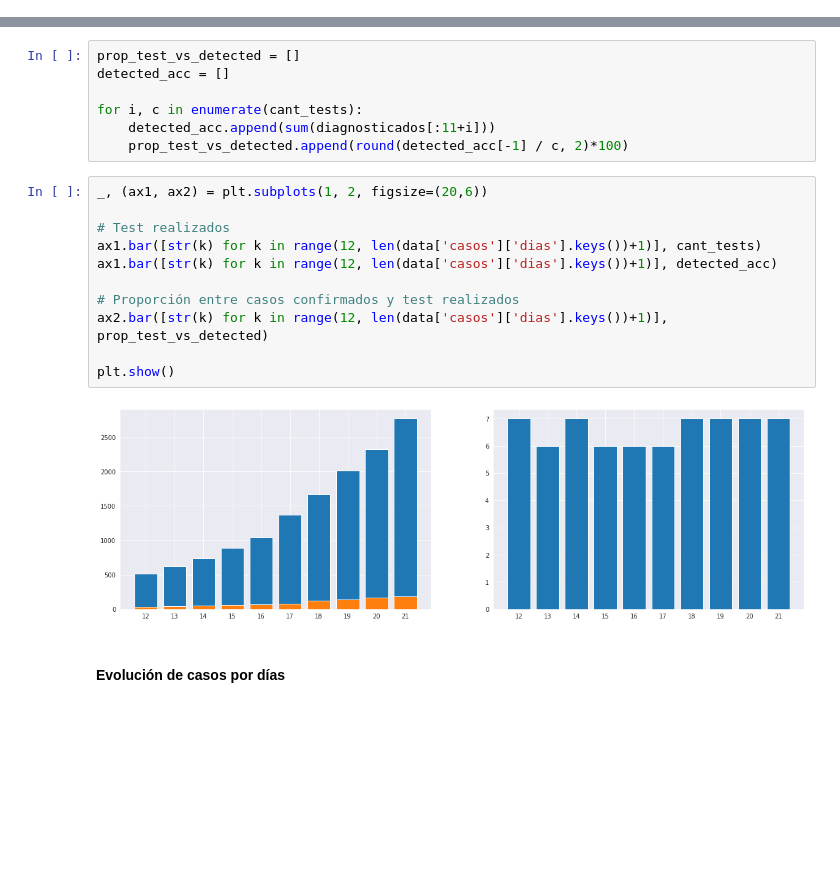
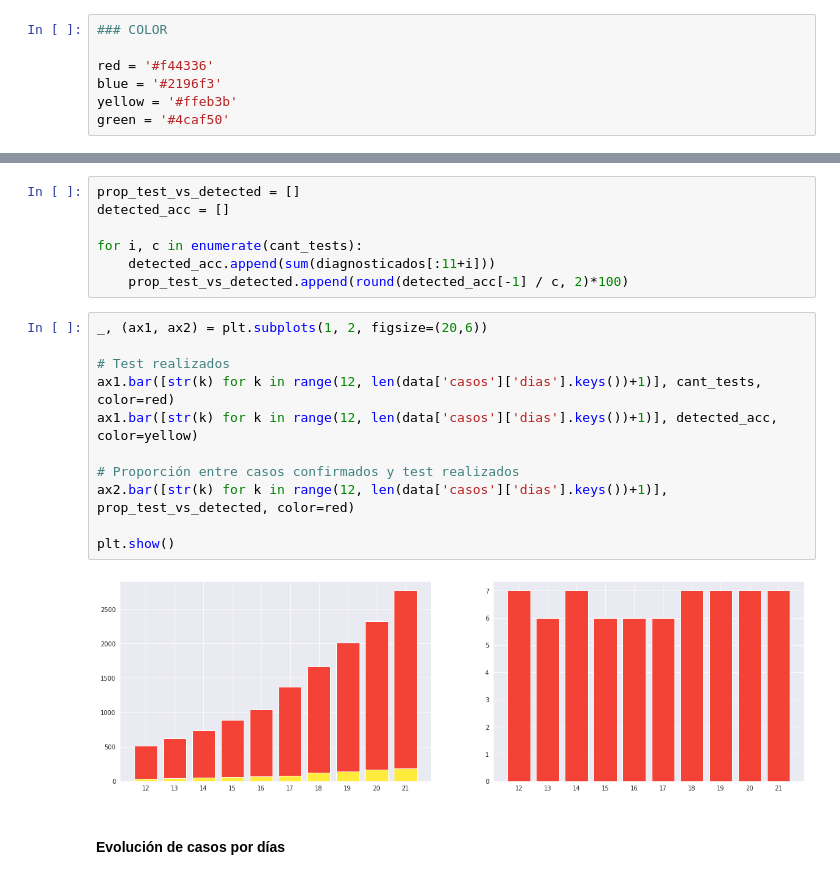
Before and after one commit to luiscib3r/COVID19-Cuba, a Jupyter notebook: covid19cubadata.ipynb, the cells around one changed output, grey strips where cells are left out. Saved outputs shown, nothing was run; the diff lists cells and outputs as text; blank space fills up the shorter version.

Commit message:
Colors

```diff
--- a/covid19cubadata.ipynb
+++ b/covid19cubadata.ipynb
@@ -6,6 +6,13 @@ import seaborn as sns
 import matplotlib.pyplot as plt # Graphics
 
 sns.set_style('darkgrid')
+# %%
+### COLOR
+
+red = '#f44336'
+blue = '#2196f3'
+yellow = '#ffeb3b'
+green = '#4caf50'
 # %% [markdown]
 #### Carga de datos
 # %%
@@ -320,16 +327,16 @@ for i, c in enumerate(cant_tests):
 # %%
 _, (ax1, ax2) = plt.subplots(1, 2, figsize=(20,6))
 
 # Test realizados
-ax1.bar([str(k) for k in range(12, len(data['casos']['dias'].keys())+1)], cant_tests)
-ax1.bar([str(k) for k in range(12, len(data['casos']['dias'].keys())+1)], detected_acc)
+ax1.bar([str(k) for k in range(12, len(data['casos']['dias'].keys())+1)], cant_tests, color=red)
+ax1.bar([str(k) for k in range(12, len(data['casos']['dias'].keys())+1)], detected_acc, color=yellow)
 
 # Proporción entre casos confirmados y test realizados
-ax2.bar([str(k) for k in range(12, len(data['casos']['dias'].keys())+1)], prop_test_vs_detected)
+ax2.bar([str(k) for k in range(12, len(data['casos']['dias'].keys())+1)], prop_test_vs_detected, color=red)
 
 plt.show()
 # %% [output]
-[figure, old version]
+[figure, new version]
 # %% [markdown]
 #### Evolución de casos por días
 # %%
```
Also changed, not shown: parts of 16 cells of this notebook.
